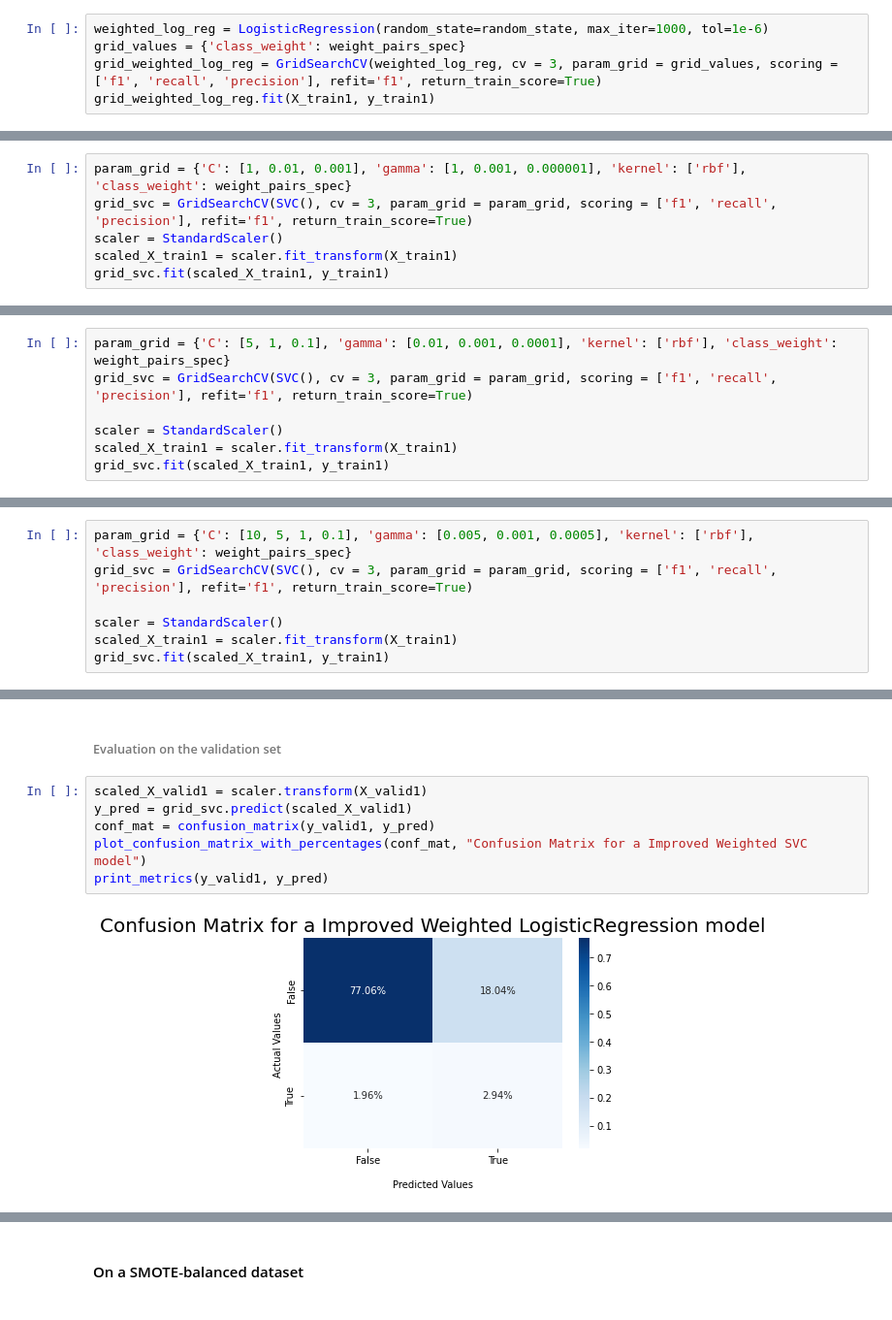
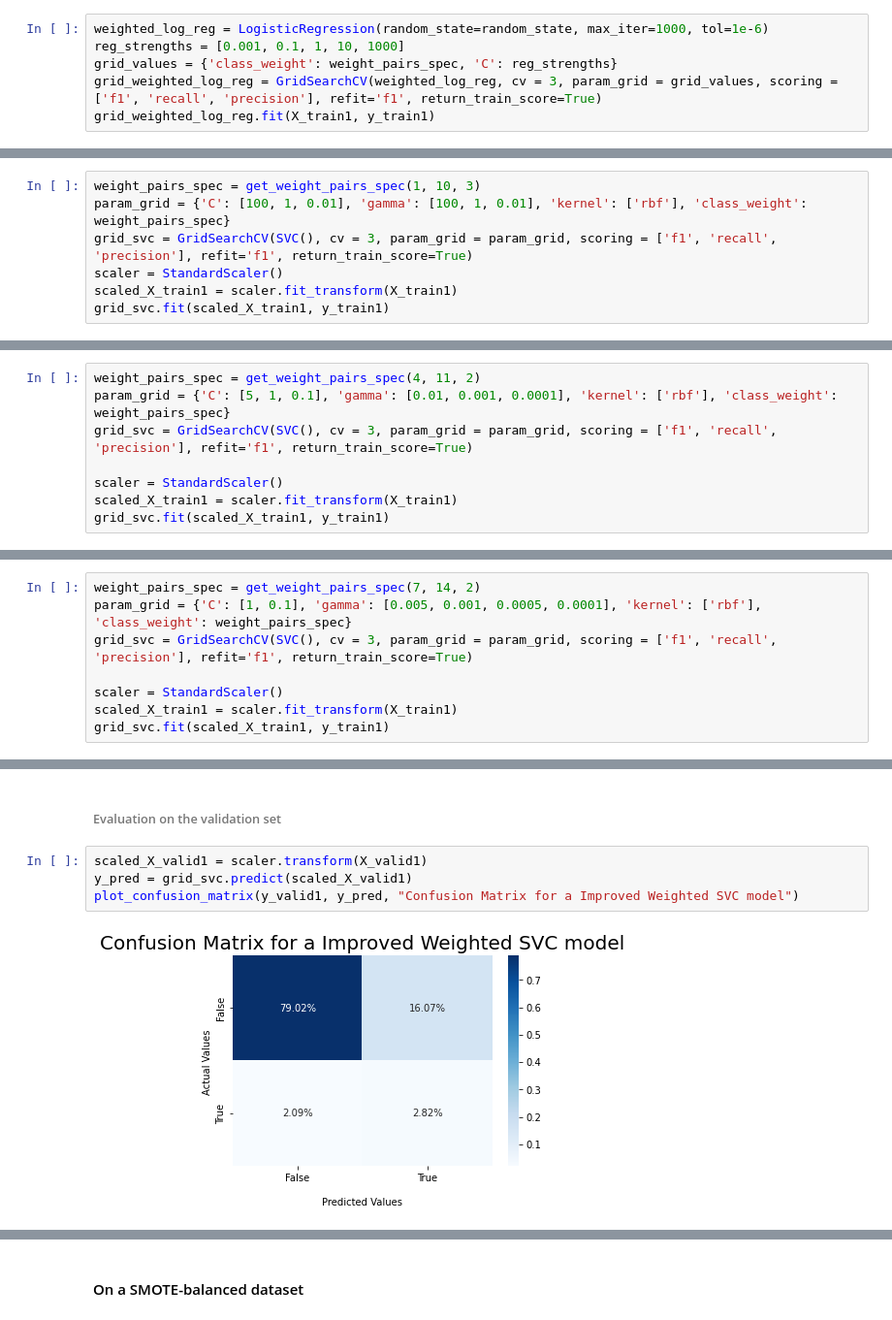
Before and after one commit to bori00/Stroke-Predictor, a Jupyter notebook: Stroke_Predictor_ML_Only.ipynb, the cells around one changed output, grey strips where cells are left out. Shown at 97% size. Drawn from its saved outputs; the diff is of its cells as text.

```diff
--- a/Stroke_Predictor_ML_Only.ipynb
+++ b/Stroke_Predictor_ML_Only.ipynb
@@ -633,6 +656,7 @@ weight_pairs_spec
 # %%
 weighted_log_reg = LogisticRegression(random_state=random_state, max_iter=1000, tol=1e-6)
-grid_values = {'class_weight': weight_pairs_spec}
+reg_strengths = [0.001, 0.1, 1, 10, 1000]
+grid_values = {'class_weight': weight_pairs_spec, 'C': reg_strengths}
 grid_weighted_log_reg = GridSearchCV(weighted_log_reg, cv = 3, param_grid = grid_values, scoring = ['f1', 'recall', 'precision'], refit='f1', return_train_score=True)
 grid_weighted_log_reg.fit(X_train1, y_train1)
 # %% [output]
@@ -787,5 +810,6 @@ weight_pairs_spec
 # %%
-param_grid = {'C': [1, 0.01, 0.001], 'gamma': [1, 0.001, 0.000001], 'kernel': ['rbf'], 'class_weight': weight_pairs_spec}
+weight_pairs_spec = get_weight_pairs_spec(1, 10, 3)
+param_grid = {'C': [100, 1, 0.01], 'gamma': [100, 1, 0.01], 'kernel': ['rbf'], 'class_weight': weight_pairs_spec}
 grid_svc = GridSearchCV(SVC(), cv = 3, param_grid = param_grid, scoring = ['f1', 'recall', 'precision'], refit='f1', return_train_score=True)
 scaler = StandardScaler()
 scaled_X_train1 = scaler.fit_transform(X_train1)
@@ -840,4 +861,5 @@ weight_pairs_spec
 # %%
+weight_pairs_spec = get_weight_pairs_spec(4, 11, 2)
 param_grid = {'C': [5, 1, 0.1], 'gamma': [0.01, 0.001, 0.0001], 'kernel': ['rbf'], 'class_weight': weight_pairs_spec}
 grid_svc = GridSearchCV(SVC(), cv = 3, param_grid = param_grid, scoring = ['f1', 'recall', 'precision'], refit='f1', return_train_score=True)
 
@@ -894,5 +911,6 @@ weight_pairs_spec
 # %%
-param_grid = {'C': [10, 5, 1, 0.1], 'gamma': [0.005, 0.001, 0.0005], 'kernel': ['rbf'], 'class_weight': weight_pairs_spec}
+weight_pairs_spec = get_weight_pairs_spec(7, 14, 2)
+param_grid = {'C': [1, 0.1], 'gamma': [0.005, 0.001, 0.0005, 0.0001], 'kernel': ['rbf'], 'class_weight': weight_pairs_spec}
 grid_svc = GridSearchCV(SVC(), cv = 3, param_grid = param_grid, scoring = ['f1', 'recall', 'precision'], refit='f1', return_train_score=True)
 
 scaler = StandardScaler()
@@ -940,8 +959,6 @@ So far, it seems like the SVC slightly outperforms the LogisticRegression result
 # %%
 scaled_X_valid1 = scaler.transform(X_valid1)
 y_pred = grid_svc.predict(scaled_X_valid1)
-conf_mat = confusion_matrix(y_valid1, y_pred)
-plot_confusion_matrix_with_percentages(conf_mat, "Confusion Matrix for a Improved Weighted SVC model")
-print_metrics(y_valid1, y_pred)
+plot_confusion_matrix(y_valid1, y_pred, "Confusion Matrix for a Improved Weighted SVC model")
 # %% [output]
-[figure, old version]
+[figure, new version]
```
Also changed, not shown: parts of 101 cells of this notebook.
